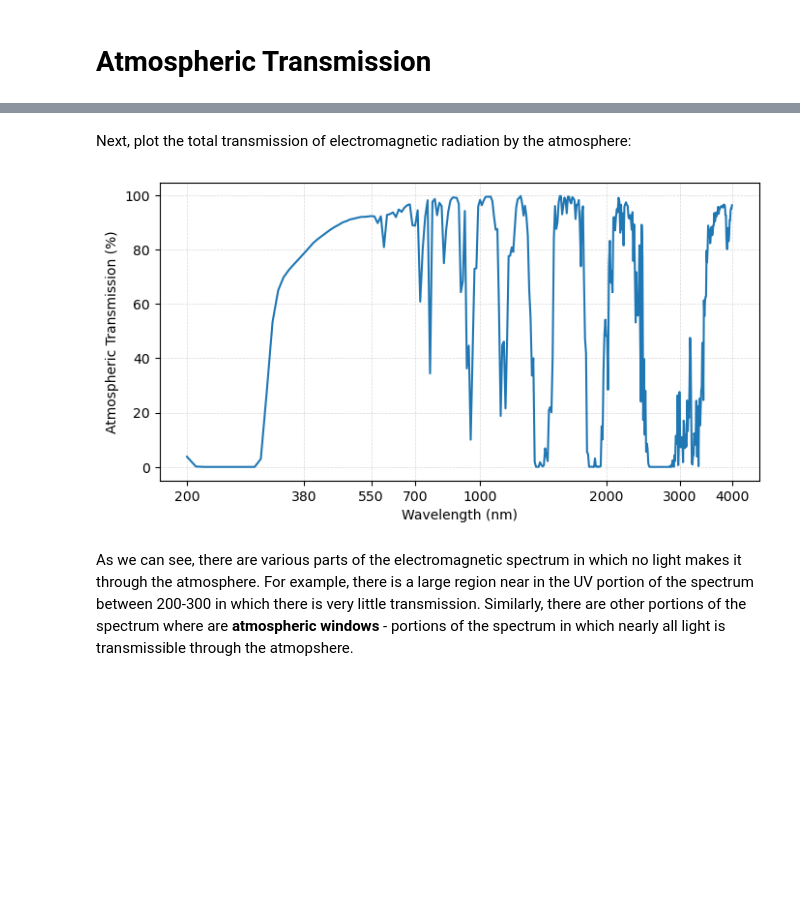
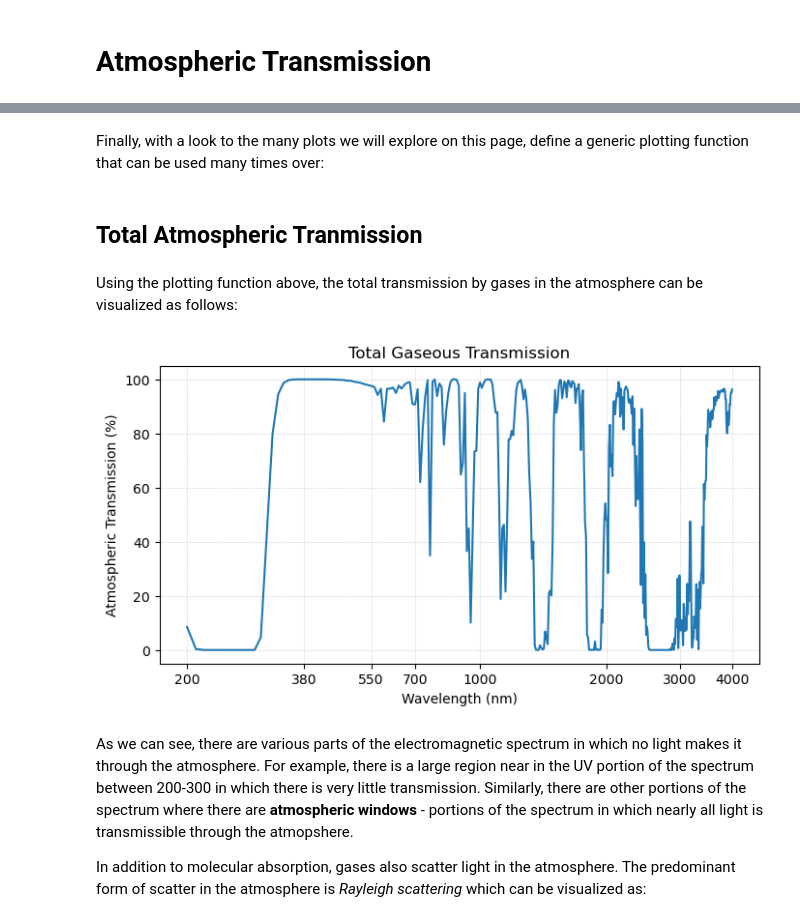
Before and after one commit to ProfMikeWood/ocean_remote_sensing_book, a Jupyter notebook: _build/jupyter_execute/fundamentals/atmospheric_transmission.ipynb, the cells around one changed output, grey strips where cells are left out. Saved outputs shown, nothing was run; the diff lists cells and outputs as text; code cells hidden in the pictures; blank space fills up the shorter version.

```diff
--- a/_build/jupyter_execute/fundamentals/atmospheric_transmission.ipynb
+++ b/_build/jupyter_execute/fundamentals/atmospheric_transmission.ipynb
@@ -27,21 +47,32 @@ rayleigh = ds.variables['rayleigh_scattering'][:]
 gas = ds.variables['global_gas'][:]
 ds.close()
 wavelengths = np.arange(0.2,4.00,0.01)
-# %% [markdown]
-Next, plot the total transmission of electromagnetic radiation by the atmosphere:
+# %% [markdown]
+Finally, with a look to the many plots we will explore on this page, define a generic plotting function that can be used many times over:
+# %%
+def plot_transmission_figure(wavelengths, transmission, title):
+    fig = plt.figure(figsize=(8,4))
+    plt.plot(np.log10(wavelengths),  transmission*100)
+    xticks = np.log10(np.array([0.2, 0.38, 0.55, 0.7, 1, 2, 3, 4]))
+    plt.gca().set_xticks(xticks)
+    xtickslabels = ['200', '380', '550', '700', '1000', '2000', '3000', '4000']
+    plt.gca().set_xticklabels(xtickslabels)
+    plt.grid(linestyle='--', linewidth=0.5, alpha=0.5)
+    plt.ylabel('Atmospheric Transmission (%)')
+    plt.xlabel('Wavelength (nm)')
+    plt.title(title)
+    plt.ylim([-5,105])
+    plt.show()
+# %% [markdown]
+## Total Atmospheric Tranmission
+# %% [markdown]
+Using the plotting function above, the total transmission by gases in the atmosphere can be visualized as follows:
 # %%
-# make a figure
-fig = plt.figure(figsize=(8,4))
-plt.plot(np.log10(wavelengths),  gas*rayleigh*100)
-xticks = np.log10(np.array([0.2, 0.38, 0.55, 0.7, 1, 2, 3, 4]))
-plt.gca().set_xticks(xticks)
-xtickslabels = ['200', '380', '550', '700', '1000', '2000', '3000', '4000']
-plt.gca().set_xticklabels(xtickslabels)
-plt.grid(linestyle='--', linewidth=0.5, alpha=0.5)
-plt.ylabel('Atmospheric Transmission (%)')
-plt.xlabel('Wavelength (nm)')
-plt.show()
+plot_transmission_figure(wavelengths, gas,
+                         title = 'Total Gaseous Transmission')
 # %% [output]
-[figure, old version]
+[figure, new version]
 # %% [markdown]
-As we can see, there are various parts of the electromagnetic spectrum in which no light makes it through the atmosphere. For example, there is a large region near in the UV portion of the spectrum between 200-300 in which there is very little transmission. Similarly, there are other portions of the spectrum where are **atmospheric windows** - portions of the spectrum in which nearly all light is transmissible through the atmopshere.
+As we can see, there are various parts of the electromagnetic spectrum in which no light makes it through the atmosphere. For example, there is a large region near in the UV portion of the spectrum between 200-300 in which there is very little transmission. Similarly, there are other portions of the spectrum where there are **atmospheric windows** - portions of the spectrum in which nearly all light is transmissible through the atmopshere.
+
+In addition to molecular absorption, gases also scatter light in the atmosphere. The predominant form of scatter in the atmosphere is *Rayleigh scattering* which can be visualized as:
```
Also changed, not shown: parts of 17 cells of this notebook, 22 other files.
